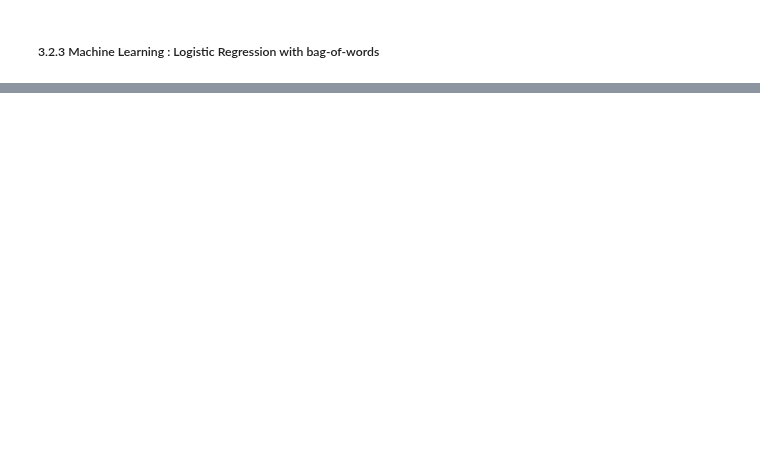
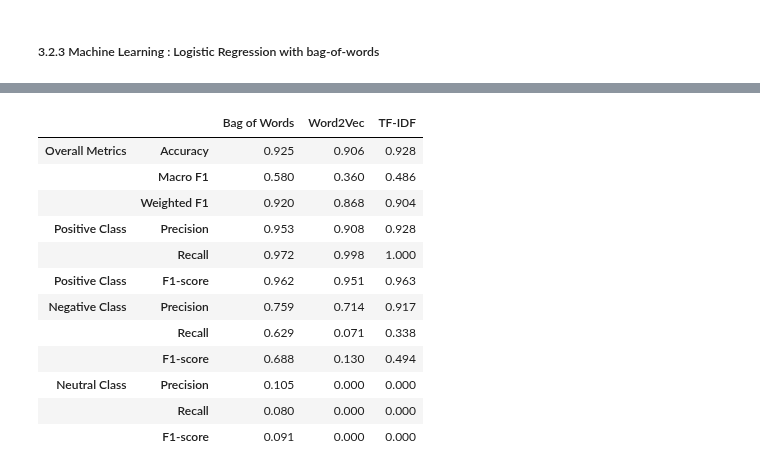
Before and after one commit to Jianting-Selina/CSCN8010_practical_lab, a Jupyter notebook: FinalProjectApplying NLP.ipynb, the cells around one changed output, grey strips where cells are left out. Saved outputs shown, nothing was run; the diff lists cells and outputs as text; code cells hidden in the pictures; blank space fills up the shorter version.

```diff
--- a/FinalProjectApplying NLP.ipynb
+++ b/FinalProjectApplying NLP.ipynb
@@ -703,0 +705,83 @@ Confusion Matrix:
+# %%
+import pandas as pd
+from sklearn.metrics import precision_recall_fscore_support, accuracy_score
+
+def create_comparison_table(y_true_bow, y_pred_bow,
+                          y_true_w2v, y_pred_w2v,
+                          y_true_tfidf, y_pred_tfidf):
+
+    def get_all_metrics(y_true, y_pred):
+        # Get all metrics
+        precision, recall, f1, support = precision_recall_fscore_support(y_true, y_pred)
+        accuracy = accuracy_score(y_true, y_pred)
+
+        # Get macro and weighted averages
+        macro_precision, macro_recall, macro_f1, _ = precision_recall_fscore_support(y_true, y_pred, average='macro')
+        weighted_f1 = precision_recall_fscore_support(y_true, y_pred, average='weighted')[2]
+
+        return {
+            'Accuracy': accuracy,
+            'Macro_F1': macro_f1,
+            'Weighted_F1': weighted_f1,
+            'Positive_Precision': precision[1],  # 80% class
+            'Positive_Recall': recall[1],
+            'Positive_F1': f1[1],
+            'Negative_Precision': precision[0],  # 15% class
+            'Negative_Recall': recall[0],
+            'Negative_F1': f1[0],
+            'Neutral_Precision': precision[2],   # 5% class
+            'Neutral_Recall': recall[2],
+            'Neutral_F1': f1[2]
+        }
+
+    # Get metrics for each model
+    metrics = {
+        'Bag of Words': get_all_metrics(y_true_bow, y_pred_bow),
+        'Word2Vec': get_all_metrics(y_true_w2v, y_pred_w2v),
+        'TF-IDF': get_all_metrics(y_true_tfidf, y_pred_tfidf)
+    }
+
+    # Create DataFrame with all metrics
+    df = pd.DataFrame(metrics).round(3)
+
+    # Add metric descriptions
+    df.index = pd.MultiIndex.from_tuples([
+        ('Overall Metrics', 'Accuracy'),
+        ('Overall Metrics', 'Macro F1'),
+        ('Overall Metrics', 'Weighted F1'),
+        ('Positive Class ', 'Precision'),
+        ('Positive Class ', 'Recall'),
+        ('Positive Class', 'F1-score'),
+        ('Negative Class', 'Precision'),
+        ('Negative Class', 'Recall'),
+        ('Negative Class', 'F1-score'),
+        ('Neutral Class', 'Precision'),
+        ('Neutral Class', 'Recall'),
+        ('Neutral Class', 'F1-score')
+    ])
+
+    # Style the DataFrame for better visualization
+    styled_df = df.style.background_gradient(cmap='YlOrRd')
+    styled_df = styled_df.format("{:.3f}")
+
+    return styled_df
+
+# Create and display comparison table
+comparison_table = create_comparison_table(
+    y_bow_test, y_bow_pred,
+    y_w2v_test, y_w2v_pred,
+    y_tfidf_test, y_tfidf_pred
+)
+
+# Display the table
+print("\nModel Comparison Table:")
+display(comparison_table)
+
+# Find best model for each metric
+metrics_df = comparison_table.data
+print("\nBest Model for Each Metric:")
+for metric in metrics_df.index:
+    best_model = metrics_df.loc[metric].idxmax()
+    best_value = metrics_df.loc[metric].max()
+    print(f"{metric[0]} - {metric[1]}: {best_model} ({best_value:.3f})")
+# %% [output]
@@ -703,0 +789,13 @@ Confusion Matrix:
+|  |  | Bag of Words | Word2Vec | TF-IDF |
+| Overall Metrics | Accuracy | 0.925 | 0.906 | 0.928 |
+|  | Macro F1 | 0.580 | 0.360 | 0.486 |
+|  | Weighted F1 | 0.920 | 0.868 | 0.904 |
+| Positive Class | Precision | 0.953 | 0.908 | 0.928 |
+|  | Recall | 0.972 | 0.998 | 1.000 |
+| Positive Class | F1-score | 0.962 | 0.951 | 0.963 |
+| Negative Class | Precision | 0.759 | 0.714 | 0.917 |
+|  | Recall | 0.629 | 0.071 | 0.338 |
+|  | F1-score | 0.688 | 0.130 | 0.494 |
+| Neutral Class | Precision | 0.105 | 0.000 | 0.000 |
+|  | Recall | 0.080 | 0.000 | 0.000 |
+|  | F1-score | 0.091 | 0.000 | 0.000 |
```
Also changed, not shown: parts of 10 cells of this notebook.
